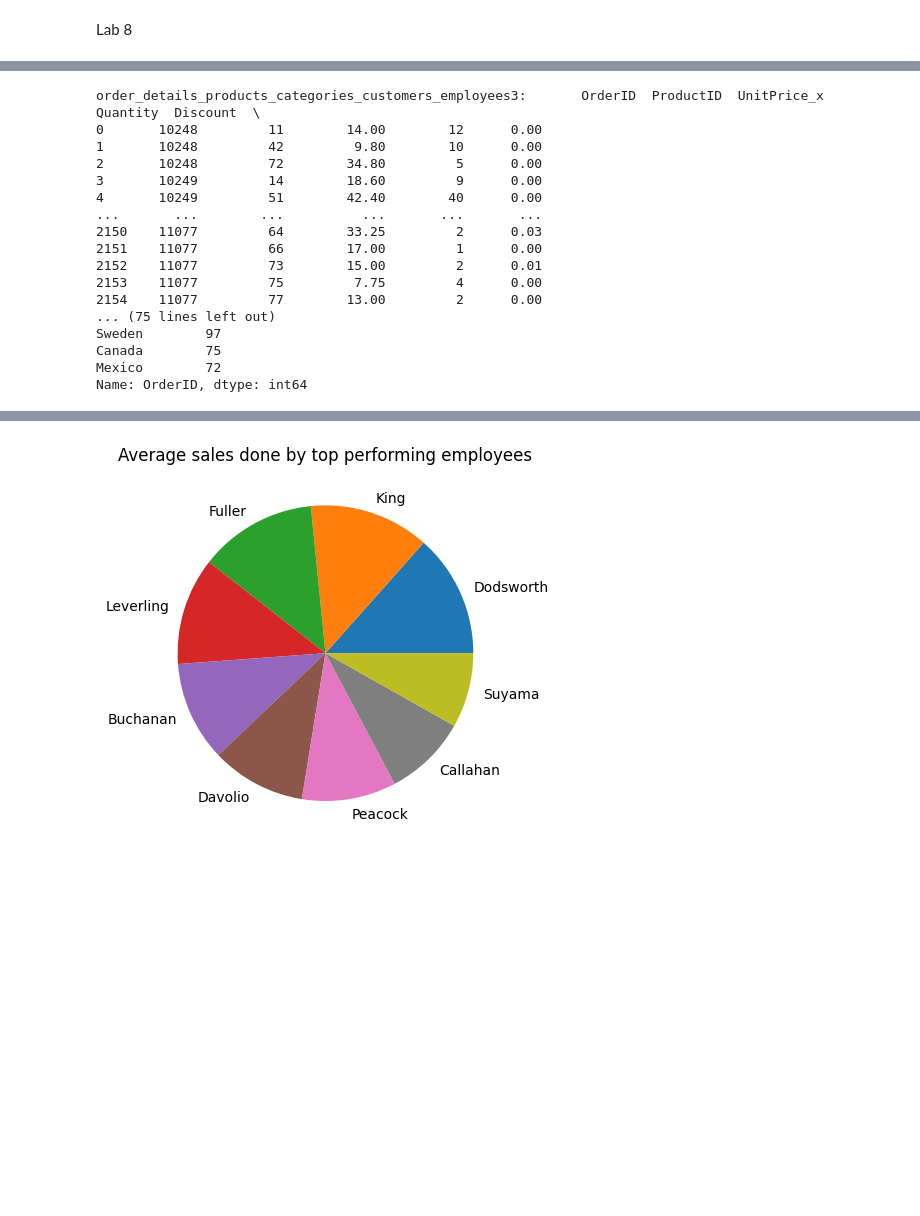
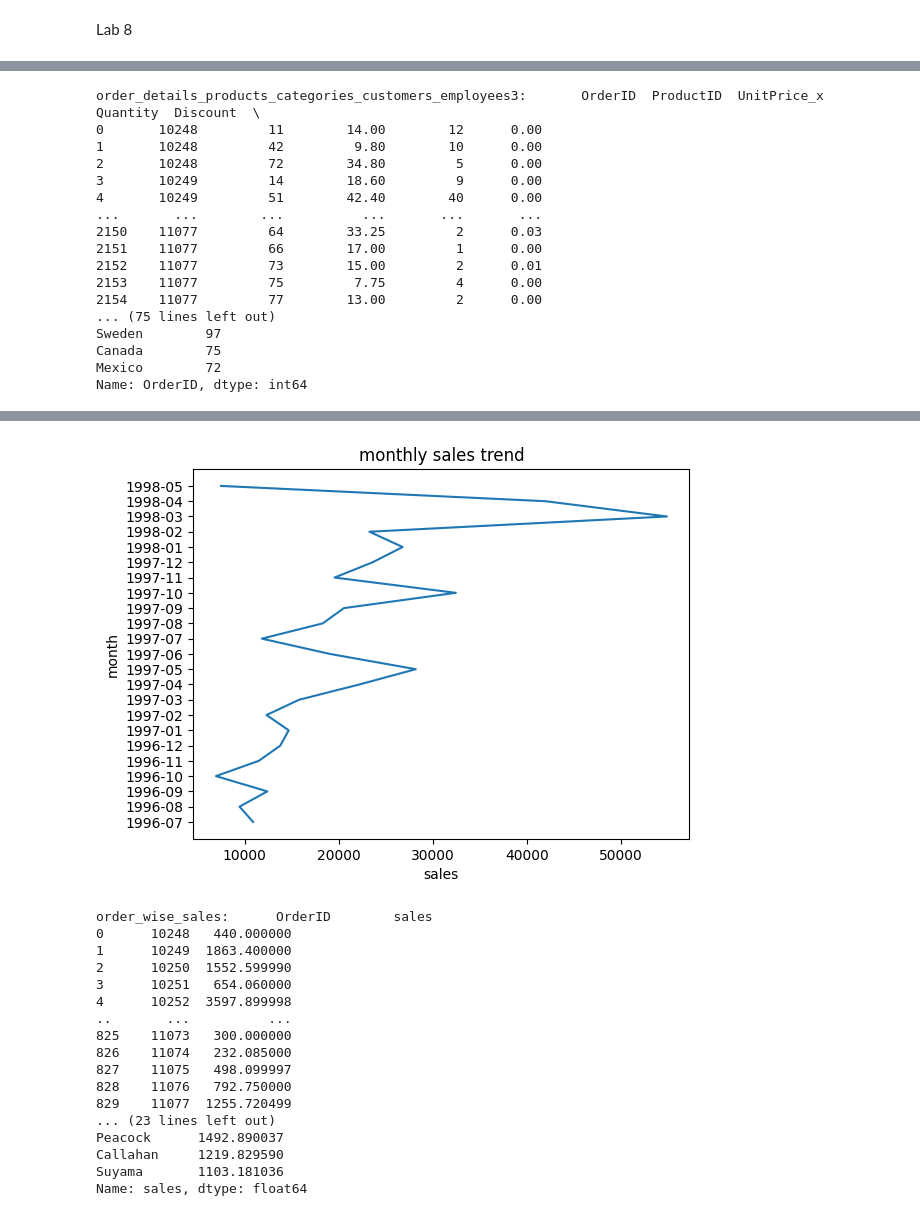
Before and after one commit to siva140887/data-visualization-programs, a Jupyter notebook: Datavisualization.ipynb, the cells around one changed output, grey strips where cells are left out. Drawn from its saved outputs; the diff is of its cells as text; code cells hidden in the pictures; blank space fills up the shorter version.

```diff
--- a/Datavisualization.ipynb
+++ b/Datavisualization.ipynb
@@ -1356,8 +1356,55 @@ plt.show()
 
 ###### Q5
 
+### Converting 'OrderDate' into pandas datetime object
+datetimeobj = pd.to_datetime(orders['OrderDate'])
+print("datetimeobj:",datetimeobj)
+
+datetimeobjmonthext = datetimeobj.dt.to_period('M')
+print("datetimeobjmonthext:",datetimeobjmonthext)
+
+order_details_products1 = order_details_products.copy()
+
+### Adding a new column 'month' to the order_details_products1 dataframe
+order_details_products1['month'] = datetimeobjmonthext
+print("df for Q5:",order_details_products1)
+
+### Grouping order_details_products1 dataframe by 'month' so that the month-wise sales can be obtained
+monthly_sales = order_details_products1.groupby('month')['sales'].sum()
+print("monthly_sales:", monthly_sales)
+
+### Visualizing the monthly sales trend using line chart
+plt.plot(monthly_sales.values,monthly_sales.index.astype(str))
+plt.xlabel('sales')
+plt.ylabel('month')
+plt.title('monthly sales trend')
+plt.show()
+
 ###### Q6
 
+### Average order value per employee ###
+### Grouping order_details_products_categories_customers_employees1 by 'OrderID' so that total sales per order can be obtained
+order_wise_sales = order_details_products_categories_customers_employees1.groupby('OrderID')['sales'].sum().reset_index()
+print("order_wise_sales:",order_wise_sales)
+
+### Merging/Joining order_wise_sales with the orders dataframe on common column 'OrderID' to get 'EmployeeID' added to the dataframe
+order_wise_sales = order_wise_sales.merge(orders[['OrderID','EmployeeID']],on='OrderID')
+
+### Merging/Joining order_wise_sales with the employees dataframe on common column 'EmployeeID' to get 'LastName' added to the dataframe
+order_wise_sales_employees = order_wise_sales.merge(employees[['EmployeeID','LastName']],on='EmployeeID')
+print("order_wise_sales_employees:",order_wise_sales_employees)
+
+### Grouping order_wise_sales_employees by 'LastName' so that avg order value per employee can be obtained
+avg_order_value_per_employee = order_wise_sales_employees.groupby('LastName')['sales'].mean().sort_values(ascending=False)
+print(avg_order_value_per_employee)
+
+### Visualizing the top performing employees by average order value using pie chart
+plt.pie(avg_order_value_per_employee.values,labels=avg_order_value_per_employee.index)
+plt.title('Average order value done by top performing employees')
+plt.show()
+
+
+### Average sales per employee ###
 ### Merging/Joining order_details_products_categories_customers_employees1 with the employees dataframe on common column 'EmployeeID' to get 'LastName' added to the dataframe
 order_details_products_categories_customers_employees4 = order_details_products_categories_customers_employees1.merge(employees[['EmployeeID','LastName']],on='EmployeeID')
 print(order_details_products_categories_customers_employees4)
@@ -1366,12 +1413,24 @@ print(order_details_products_categories_customers_employees4)
 avg_sales_per_employee = order_details_products_categories_customers_employees4.groupby('LastName')['sales'].mean().sort_values(ascending=False)
 print(avg_sales_per_employee)
 
-### Visualizing the top performing employees (top 5) by average sales using pie chart
+### Visualizing the top performing employees by average sales using pie chart
 plt.pie(avg_sales_per_employee.values,labels=avg_sales_per_employee.index)
 plt.title('Average sales done by top performing employees')
 plt.show()
 
 ###### Q8
+
+### Grouping order_details_products_categories_customers_employees3 by 'Country' so that total sales/revenue per country can be obtained
+sales_per_country = order_details_products_categories_customers_employees3.groupby('Country')['sales'].sum().sort_values(ascending=False)
+sales_per_country_top_10 = sales_per_country.head(10)
+print("sales_per_country_top_10:", sales_per_country_top_10)
+
+### Visualizing using vertical bar chart
+plt.barh(sales_per_country_top_10.index,sales_per_country_top_10.values)
+plt.xlabel('revenue')
+plt.ylabel('country')
+plt.title('country-wise revenue')
+plt.show()
 # %% [output]
 categories:    CategoryID    CategoryName  \
 0           1       Beverages
@@ -1466 +1525,18 @@ Name: sales, dtype: float64
-[figure, old version]
+[figure, new version]
+order_wise_sales:      OrderID        sales
+0      10248   440.000000
+1      10249  1863.400000
+2      10250  1552.599990
+3      10251   654.060000
+4      10252  3597.899998
+..       ...          ...
+825    11073   300.000000
+826    11074   232.085000
+827    11075   498.099997
+828    11076   792.750000
+829    11077  1255.720499
+... (23 lines left out)
+Peacock      1492.890037
+Callahan     1219.829590
+Suyama       1103.181036
+Name: sales, dtype: float64
```
Also changed, not shown: parts of 1 cell of this notebook.
